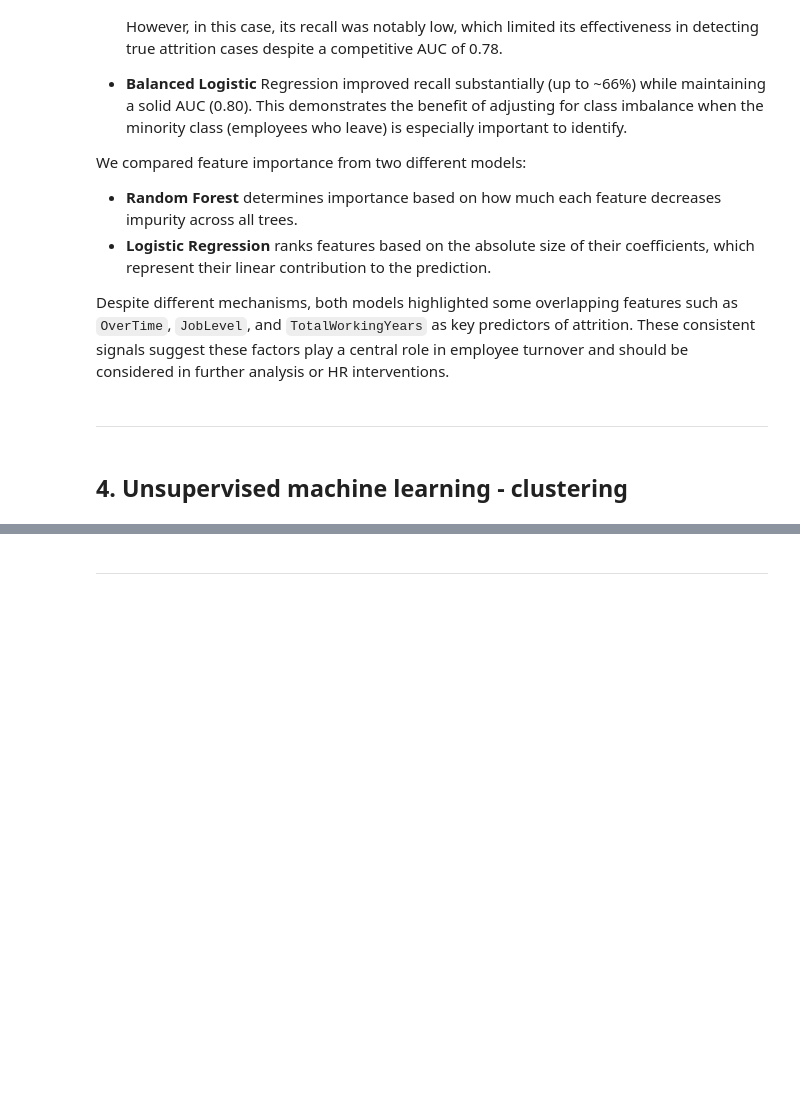
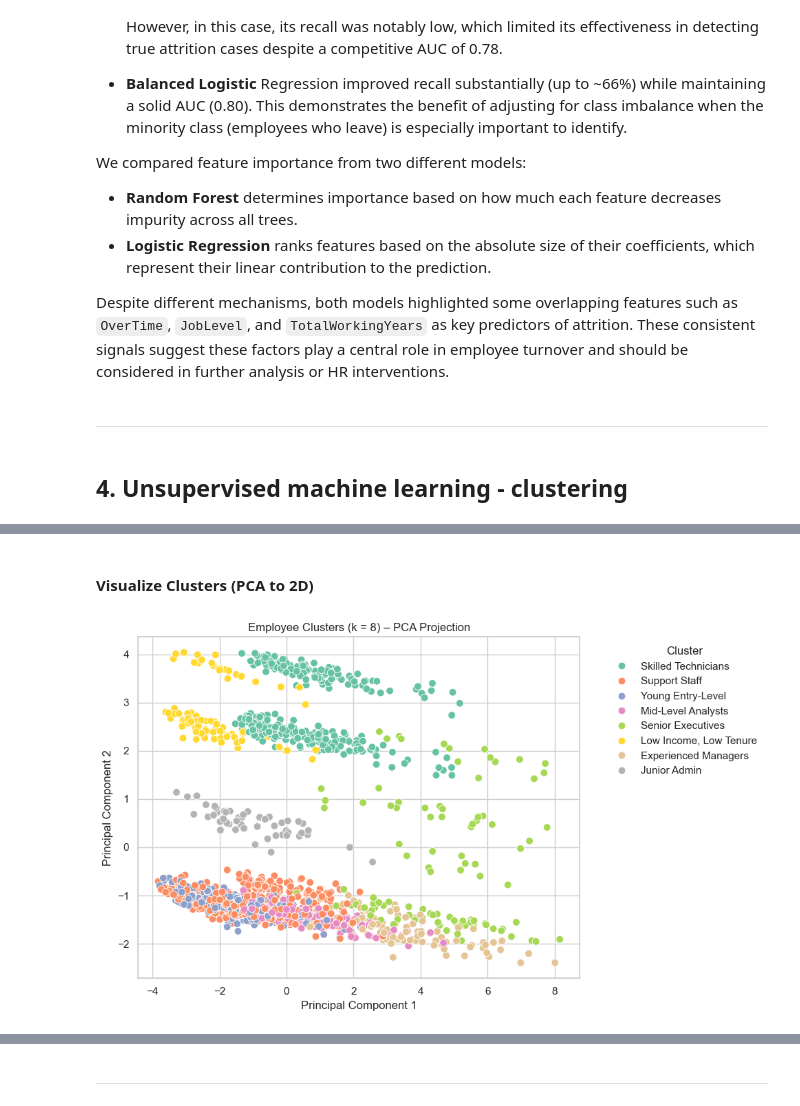
Before and after one commit to FeliciaFavrholdt/DAT-BI-MP3, a Jupyter notebook: notebooks/MP3_Group4_IBM_Analysis.ipynb, the cells around one changed output, grey strips where cells are left out. Cells and saved outputs as stored; diff of their text form; code cells hidden in the pictures; blank space fills up the shorter version.

```diff
--- a/notebooks/MP3_Group4_IBM_Analysis.ipynb
+++ b/notebooks/MP3_Group4_IBM_Analysis.ipynb
@@ -1548,0 +1627,25 @@ Despite different mechanisms, both models highlighted some overlapping features
+# %% [markdown]
+#### Visualize Clusters (PCA to 2D)
+# %%
+from sklearn.decomposition import PCA
+
+# Reduce to 2 dimensions for visualization
+pca = PCA(n_components=2)
+X_pca = pca.fit_transform(X_cluster_scaled)
+
+# Add PCA components and cluster label to a DataFrame
+df_pca = pd.DataFrame(X_pca, columns=["PC1", "PC2"])
+df_pca['Cluster'] = df_clean['Cluster']
+df_pca['ClusterLabel'] = df_clean['ClusterLabel']
+
+# Plot
+plt.figure(figsize=(10, 6))
+sns.scatterplot(data=df_pca, x='PC1', y='PC2', hue=df_clean['ClusterLabel'], palette='Set2', s=60)
+plt.title("Employee Clusters (k = 8) – PCA Projection")
+plt.xlabel("Principal Component 1")
+plt.ylabel("Principal Component 2")
+plt.legend(title="Cluster", bbox_to_anchor=(1.05, 1), loc='upper left')
+plt.tight_layout()
+plt.show()
+# %% [output]
+[figure, added]
```
Also changed, not shown: parts of 10 cells of this notebook.
